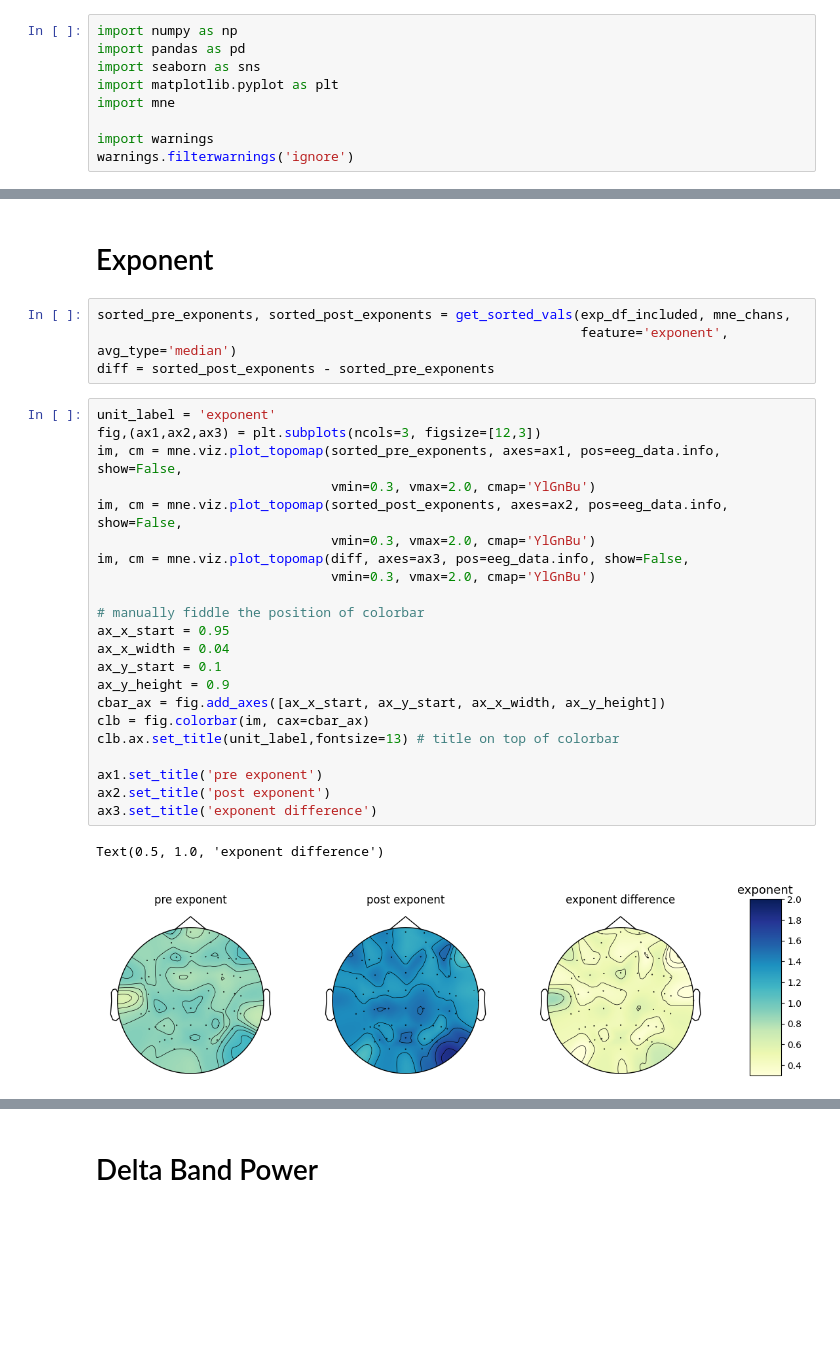
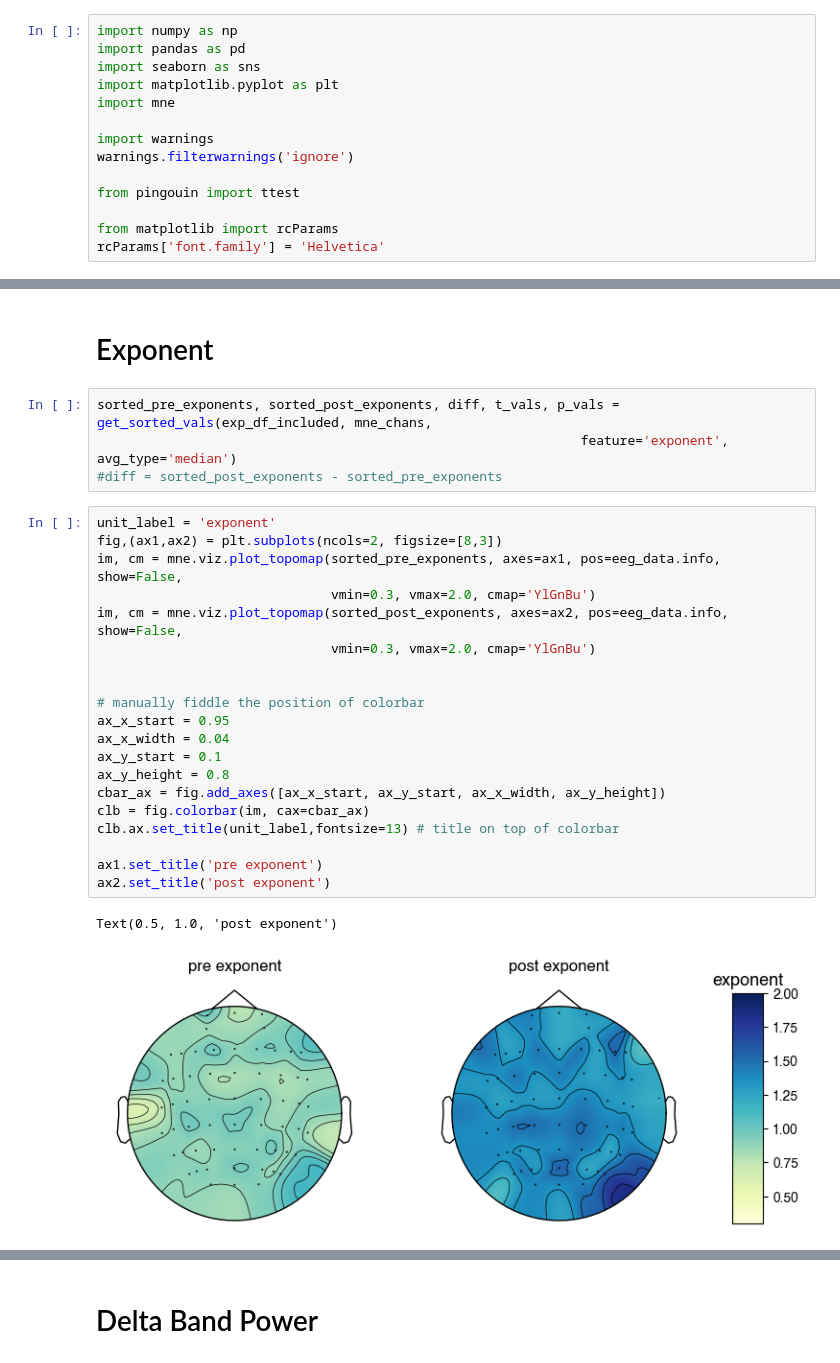
Before and after one commit to voytekresearch/ECT-MST, a Jupyter notebook: 00-ECT/ect_topomaps.ipynb, the cells around one changed output, grey strips where cells are left out. Drawn from its saved outputs; the diff is of its cells as text; blank space fills up the shorter version.

```diff
--- a/00-ECT/ect_topomaps.ipynb
+++ b/00-ECT/ect_topomaps.ipynb
@@ -7,6 +7,11 @@ import mne
 
 import warnings
 warnings.filterwarnings('ignore')
+
+from pingouin import ttest
+
+from matplotlib import rcParams
+rcParams['font.family'] = 'Helvetica'
 # %%
 # Functions
 
@@ -254,31 +311,29 @@ Text(0.5, 1.0, 'theta peak amplitude difference')
 # %% [markdown]
 # Exponent
 # %%
-sorted_pre_exponents, sorted_post_exponents = get_sorted_vals(exp_df_included, mne_chans,
+sorted_pre_exponents, sorted_post_exponents, diff, t_vals, p_vals = get_sorted_vals(exp_df_included, mne_chans,
                                                               feature='exponent', avg_type='median')
-diff = sorted_post_exponents - sorted_pre_exponents
+#diff = sorted_post_exponents - sorted_pre_exponents
 # %%
 unit_label = 'exponent'
-fig,(ax1,ax2,ax3) = plt.subplots(ncols=3, figsize=[12,3])
+fig,(ax1,ax2) = plt.subplots(ncols=2, figsize=[8,3])
 im, cm = mne.viz.plot_topomap(sorted_pre_exponents, axes=ax1, pos=eeg_data.info, show=False,
                               vmin=0.3, vmax=2.0, cmap='YlGnBu')
 im, cm = mne.viz.plot_topomap(sorted_post_exponents, axes=ax2, pos=eeg_data.info, show=False,
                               vmin=0.3, vmax=2.0, cmap='YlGnBu')
-im, cm = mne.viz.plot_topomap(diff, axes=ax3, pos=eeg_data.info, show=False,
-                              vmin=0.3, vmax=2.0, cmap='YlGnBu')
+
 
 # manually fiddle the position of colorbar
 ax_x_start = 0.95
 ax_x_width = 0.04
 ax_y_start = 0.1
-ax_y_height = 0.9
+ax_y_height = 0.8
 cbar_ax = fig.add_axes([ax_x_start, ax_y_start, ax_x_width, ax_y_height])
 clb = fig.colorbar(im, cax=cbar_ax)
 clb.ax.set_title(unit_label,fontsize=13) # title on top of colorbar
 
 ax1.set_title('pre exponent')
 ax2.set_title('post exponent')
-ax3.set_title('exponent difference')
 # %% [output]
-Text(0.5, 1.0, 'exponent difference')
+Text(0.5, 1.0, 'post exponent')
-[figure, old version]
+[figure, new version]
```
Also changed, not shown: parts of 18 cells of this notebook, 1 other file.
